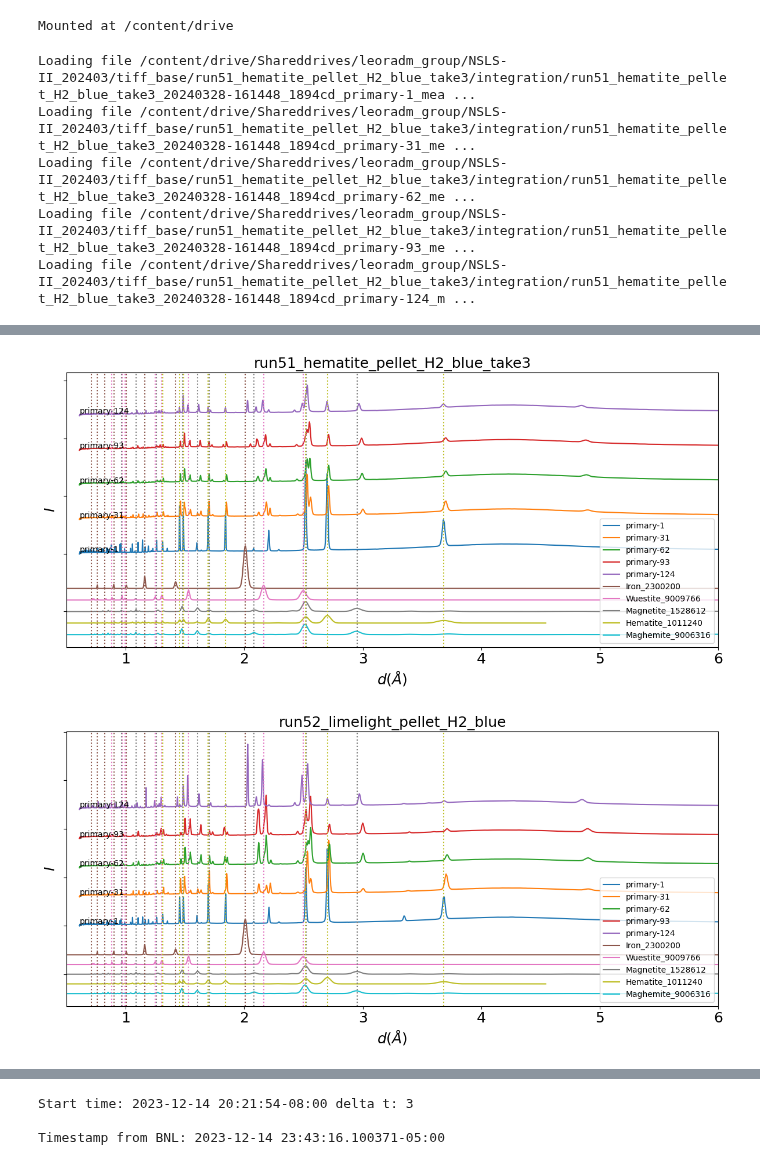
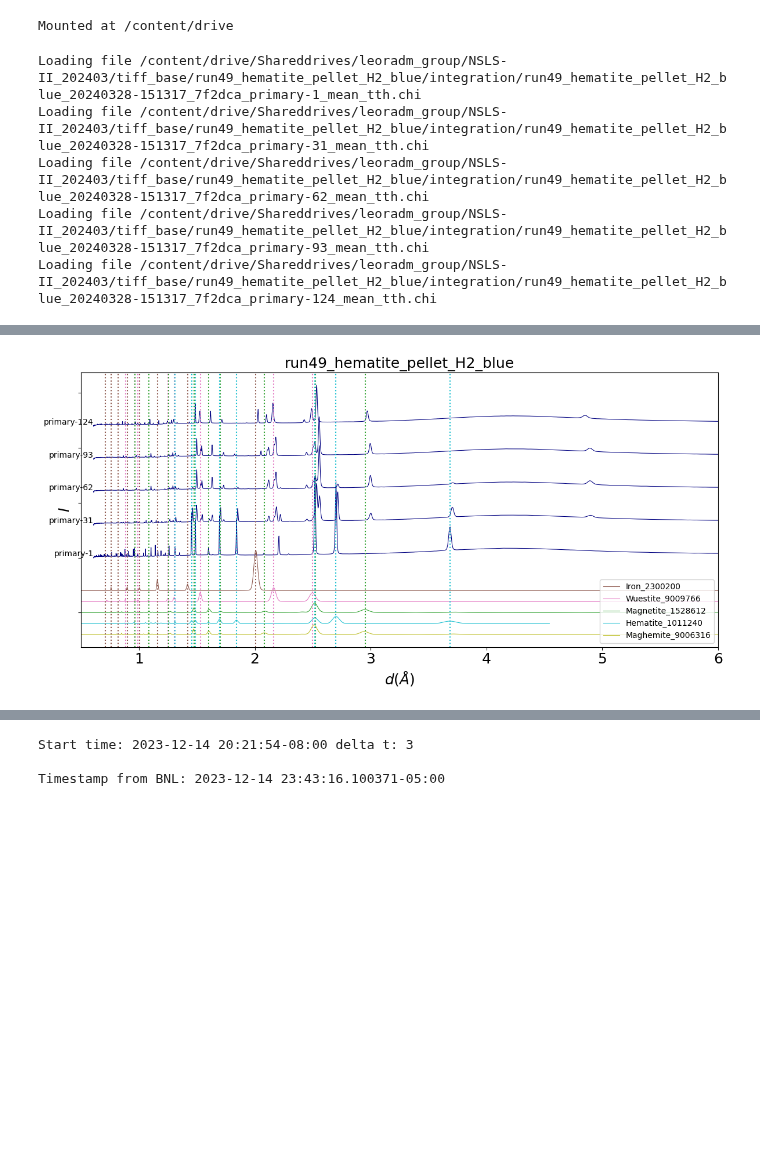
Before and after one commit to lmoghimi/personal-processing, a Jupyter notebook: xrd_analysis_Lauren.ipynb, the cells around one changed output, grey strips where cells are left out. Cells and saved outputs as stored; diff of their text form; code cells hidden in the pictures; blank space fills up the shorter version.

```diff
--- a/xrd_analysis_Lauren.ipynb
+++ b/xrd_analysis_Lauren.ipynb
@@ -10,6 +10,8 @@ import matplotlib.pyplot as plt
 shift = True            #
 get_timestamps = True
 ntimestamps = 5
+#ntimestamps_depths
+lw = 0.75 #linewidth
 userdir = "/content/drive/Shareddrives/leoradm_group/NSLS-II_202403"
 scriptdir = os.path.join(userdir, 'userScripts')
 # %%
@@ -20,6 +54,9 @@ Mounted at /content/drive
 # %%
-# for run in ['run20', 'run21', 'run22', 'run23', 'run24', 'run25', 'run26', 'run27']:
-for run in ['run51', 'run52', 'run53', 'run54', 'run55', 'run56', 'run58', 'run59']:
+#create waterfall plot for in-situ scans
+#for run in ['run49','run51', 'run52', 'run53', 'run54', 'run55', 'run56', 'run58', 'run59']:
+#for run in ['run60','run61', 'run62']:
+# for run in ['run63', 'run64', 'run65']: ####63 has an issue@Yifan?
+for run in ['run49']:
 
     ###################### parsing the filename
     tiffdir = os.path.join(userdir, 'tiff_base')
@@ -64,30 +101,29 @@ for run in ['run51', 'run52', 'run53', 'run54', 'run55', 'run56', 'run58', 'run5
         print('Loading file', filename)
         rawdata = np.loadtxt(filename)
         tth = rawdata[:, 0]
-        d = 0.5*0.1824/np.sin(np.radians(tth/2)) #Bragg's law in angrstrom
+        d = 0.5*wavelength/np.sin(np.radians(tth/2)) #Bragg's law in angrstrom
         I = rawdata[:, 1]
         I = I + iv * 300
         #I = I + iv * 100 #iv is basically the index number for the scan. this makes a waterfall plot
         # I = I/I.max() + 0.25 * iv
-        ax.plot(d, I, label=timestamp)
+        #ax.plot(d, I, label=timestamp, color = lincol_wf, linewidth = lw)
+        ax.plot(d, I, color = lincol_wf, linewidth = lw)
         #ax.plot(tth, I, label=timestamp) #####
-        ax.text(d[-1], I[-1], timestamp, ha='left', va='bottom')
+        ax.text(d[-1], I[-1], timestamp, ha='right', va='bottom')
         #ax.text(tth[-1], I[-1], timestamp, ha='left', va='bottom') #####
 
-    ############### loading references from iron_oxides.txt
-
-    ######### Changed to load multiple reference files, Yifan, 2024/4/12
+    ######### load multiple reference files, Yifan, 2024/4/12
     ref_phases = ['Iron_2300200', 'Wuestite_9009766','Magnetite_1528612','Hematite_1011240','Maghemite_9006316']
-    #ref_phases = ['Maghemite_9006316', 'Hematite_1011240', 'Magnetite_1528612', 'Wuestite_9009766','Iron_2300200']
+    color_ref_phases = [lincol_fe, lincol_w, lincol_m, lincol_h, lincol_magh] #setting the line colors for the reference files. these are predetermined in the previous code cell
     ref_shift_y = -100
     for i_phase, ref_phase in enumerate(ref_phases):
         reffile = os.path.join(userdir, 'userScripts', 'xrd_profiles', ref_phase + '.txt')
         refdata = np.loadtxt(reffile)
         tth_ref = refdata[:, 0]
-        d_ref = 0.5*0.1824/np.sin(np.radians(tth_ref/2)) #convert to d-spacing
+        d_ref = 0.5*wavelength/np.sin(np.radians(tth_ref/2)) #convert to d-spacing
         I_ref = refdata[:, 1] - refdata[0, 1] + ref_shift_y*(i_phase + 1) -200
         # I_ref = I_ref/I_ref.max() - 1
-        ax.plot(d_ref, I_ref, label= ref_phase)
+        ax.plot(d_ref, I_ref, label= ref_phase, linewidth= lw, color= color_ref_phases[i_phase])
         #ax.plot(tth_ref, I_ref, label= ref_phase) #####
         #ax.plot(tth_ref, I_ref, label='Ref_' + ref_phase)
         #ax.text(tth_ref[-1], I_ref[-1], ref_phase, ha='left', va='bottom')
@@ -104,63 +140,34 @@ for run in ['run51', 'run52', 'run53', 'run54', 'run55', 'run56', 'run58', 'run5
     ax.set_yticklabels([]) #turns off tick labels for vertical axis
 
 ################# plot vertical lines for the reference phase peaks
-
-    #define the lines you want to plot for each phase
-
-    lincol_fe='tab:brown' #iron
-    ref_tth_fe = [5.205, 9.022, 7.364, 10.421, 11.656, 12.772, 13.801, 14.759] #2theta
-    ref_d_fe = 0.5*0.1824/np.sin(np.radians(np.divide(ref_tth_fe,2))) #conversion to d
     for i_vert_line in ref_d_fe: #plot the vertical lines
     #for i_vert_line in ref_tth_fe:
         plt.axvline(x=i_vert_line, linestyle='dotted', color=lincol_fe)
 
-    lincol_w='tab:pink' #wustite
-    ref_tth_w = [4.833, 6.837, 4.185, 8.019, 10.820, 8.376, 11.856, 10.545] #remove 3rd number if plot in tth
-    ref_d_w = 0.5*0.1824/np.sin(np.radians(np.divide(ref_tth_w,2)))
     for i_vert_line in ref_d_w:
             plt.axvline(x=i_vert_line, linestyle='dotted', color=lincol_w)
 
-    lincol_m='tab:gray' #magnetite
-    ref_tth_m = [4.145, 7.083, 6.520, 3.540, 9.639, 5.019, 6.143, 8.324, 10.846] #remove 1st one if plot in tth
-    ref_d_m = 0.5*0.1824/np.sin(np.radians(np.divide(ref_tth_m,2)))
     for i_vert_line in ref_d_m:
             plt.axvline(x=i_vert_line, linestyle='dotted', color=lincol_m)
 
-    lincol_h='tab:olive' #hematite
-    ref_tth_h = [3.870, 4.150, 6.167, 5.675, 7.033, 7.190, 2.837, 7.973] #remove 2nd number if plot in tth
-    ref_d_h = 0.5*0.1824/np.sin(np.radians(np.divide(ref_tth_h,2)))
     for i_vert_line in ref_d_h:
             plt.axvline(x=i_vert_line, linestyle='dotted', color=lincol_h)
 
- ##########
-    #enter y to save the figure
-    response = "y" ##### Would you like to save this plot? Enter y/n
-    xrd_type = "d" ##### or tth
+ ########## save settings
     if response == "y":
-      print("YES! Save file please!")
+      print("Saving the file...!")
       fname_typ = 'wf_'+ xrd_type + '_' + expname + '.png' #wf = waterfall
-      save_loc = os.path.join(userdir, 'userAnalysis' + '/' + 'waterfallPlots')
+      save_loc = os.path.join(userdir, 'userAnalysis' + '/' + 'waterfallPlots'+ '/')
       if not os.path.isdir(save_loc):
           os.makedirs(save_loc)
       plt.savefig(save_loc + fname_typ)
-
     elif response == "n":
-      print("No worries. Have a good day.")
+      print("Showing the plot without saving...")
       plt.show()
     else: print("Please enter yes or no.")
-
-
-    '''
-    answer = input("Would you like to save this plot? Enter y/n: ")
-    if answer.lower() == "y":
-      print("YES! Save file please!")
-    elif answer.lower() == "n":
-      print("No worries. Have a good day.")
-    else: print("Please enter yes or no.")
-    '''
 # %% [output]
-Loading file /content/drive/Shareddrives/leoradm_group/NSLS-II_202403/tiff_base/run51_hematite_pellet_H2_blue_take3/integration/run51_hematite_pellet_H2_blue_take3_20240328-161448_1894cd_primary-1_mea ...
-Loading file /content/drive/Shareddrives/leoradm_group/NSLS-II_202403/tiff_base/run51_hematite_pellet_H2_blue_take3/integration/run51_hematite_pellet_H2_blue_take3_20240328-161448_1894cd_primary-31_me ...
-Loading file /content/drive/Shareddrives/leoradm_group/NSLS-II_202403/tiff_base/run51_hematite_pellet_H2_blue_take3/integration/run51_hematite_pellet_H2_blue_take3_20240328-161448_1894cd_primary-62_me ...
-Loading file /content/drive/Shareddrives/leoradm_group/NSLS-II_202403/tiff_base/run51_hematite_pellet_H2_blue_take3/integration/run51_hematite_pellet_H2_blue_take3_20240328-161448_1894cd_primary-93_me ...
-Loading file /content/drive/Shareddrives/leoradm_group/NSLS-II_202403/tiff_base/run51_hematite_pellet_H2_blue_take3/integration/run51_hematite_pellet_H2_blue_take3_20240328-161448_1894cd_primary-124_m ...
+Loading file /content/drive/Shareddrives/leoradm_group/NSLS-II_202403/tiff_base/run49_hematite_pellet_H2_blue/integration/run49_hematite_pellet_H2_blue_20240328-151317_7f2dca_primary-1_mean_tth.chi
+Loading file /content/drive/Shareddrives/leoradm_group/NSLS-II_202403/tiff_base/run49_hematite_pellet_H2_blue/integration/run49_hematite_pellet_H2_blue_20240328-151317_7f2dca_primary-31_mean_tth.chi
+Loading file /content/drive/Shareddrives/leoradm_group/NSLS-II_202403/tiff_base/run49_hematite_pellet_H2_blue/integration/run49_hematite_pellet_H2_blue_20240328-151317_7f2dca_primary-62_mean_tth.chi
+Loading file /content/drive/Shareddrives/leoradm_group/NSLS-II_202403/tiff_base/run49_hematite_pellet_H2_blue/integration/run49_hematite_pellet_H2_blue_20240328-151317_7f2dca_primary-93_mean_tth.chi
+Loading file /content/drive/Shareddrives/leoradm_group/NSLS-II_202403/tiff_base/run49_hematite_pellet_H2_blue/integration/run49_hematite_pellet_H2_blue_20240328-151317_7f2dca_primary-124_mean_tth.chi
@@ -184,2 +175 @@ YES! Save file please!
-[figure, old version]
+[figure, new version]
-[figure, removed]
```
Also changed, not shown: parts of 5 cells of this notebook.
